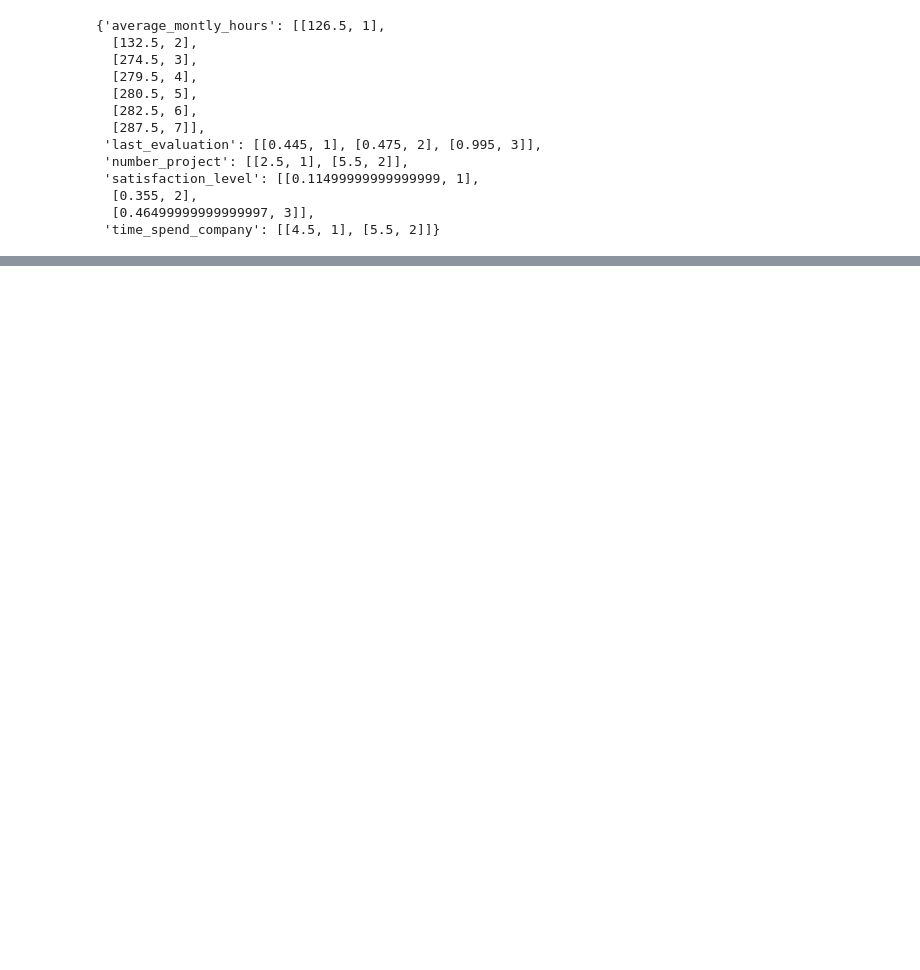
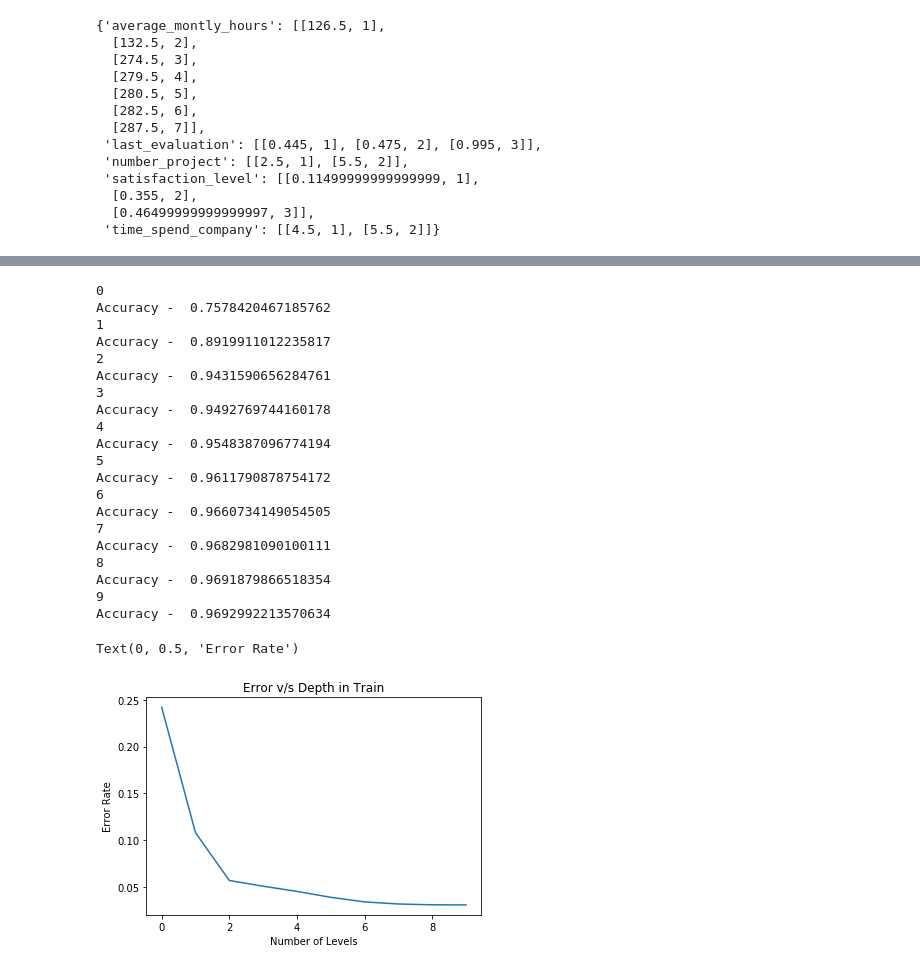
Before and after one commit to anand13sethi/decision-tree, a Jupyter notebook: Decision Tree.ipynb, the cells around one changed output, grey strips where cells are left out. Cells and saved outputs as stored; diff of their text form; code cells hidden in the pictures; blank space fills up the shorter version.

```diff
--- a/Decision Tree.ipynb
+++ b/Decision Tree.ipynb
@@ -125,19 +125,21 @@ def calc_metrics(predictions, actual):
         else:
             fn += 1
     accuracy = (tn + tp)/(tn + tp + fp + fn)
-    precision = tp/(tp + fp)
-    recall = tp/(tp + fn)
-    a = 1/precision
-    b = 1/recall
-    f1 = 2/(a + b)
+#     precision = tp/(tp + fp)
+#     recall = tp/(tp + fn)
+#     a = 1/precision
+#     b = 1/recall
+#     f1 = 2/(a + b)
     print('Accuracy - ', accuracy)
-    print('Precision - ', precision)
-    print('Recall - ', recall)
-    print('F1 Score - ', f1)
-    print('True Positive - ', tp)
-    print('True Negative - ', tn)
-    print('False Positive - ', fp)
-    print('False Negative - ', fn)
+#     print('Precision - ', precision)
+#     print('Recall - ', recall)
+#     print('F1 Score - ', f1)
+#     print('True Positive - ', tp)
+#     print('True Negative - ', tn)
+#     print('False Positive - ', fp)
+#     print('False Negative - ', fn)
+
+    return 1-accuracy
 
 target = categorical_validation_data['left'].tolist()
 
@@ -286,0 +305,37 @@ False Negative -  43
+# %%
+new_prediction_dict = {0: [], 1: [], 2: [], 3: [], 4: [], 5: [], 6: [], 7: [], 8: [], 9: []}
+for i in range(10):
+    new_prediction(tree, train, i)
+error = []
+target = train['left'].tolist()
+for i in range(10):
+    print(i)
+    error.append(calc_metrics(new_prediction_dict[i], target))
+plt.plot([i for i in range(0, 10)], error)
+plt.title('Error v/s Depth in Train')
+plt.xlabel('Number of Levels')
+plt.ylabel('Error Rate')
+plt.show()
+# %% [output]
+0
+Accuracy -  0.7578420467185762
+1
+Accuracy -  0.8919911012235817
+2
+Accuracy -  0.9431590656284761
+3
+Accuracy -  0.9492769744160178
+4
+Accuracy -  0.9548387096774194
+5
+Accuracy -  0.9611790878754172
+6
+Accuracy -  0.9660734149054505
+7
+Accuracy -  0.9682981090100111
+8
+Accuracy -  0.9691879866518354
+9
+Accuracy -  0.9692992213570634
+Text(0, 0.5, 'Error Rate')
+[figure, added]
```
Also changed, not shown: parts of 12 cells of this notebook, 1 other file.
